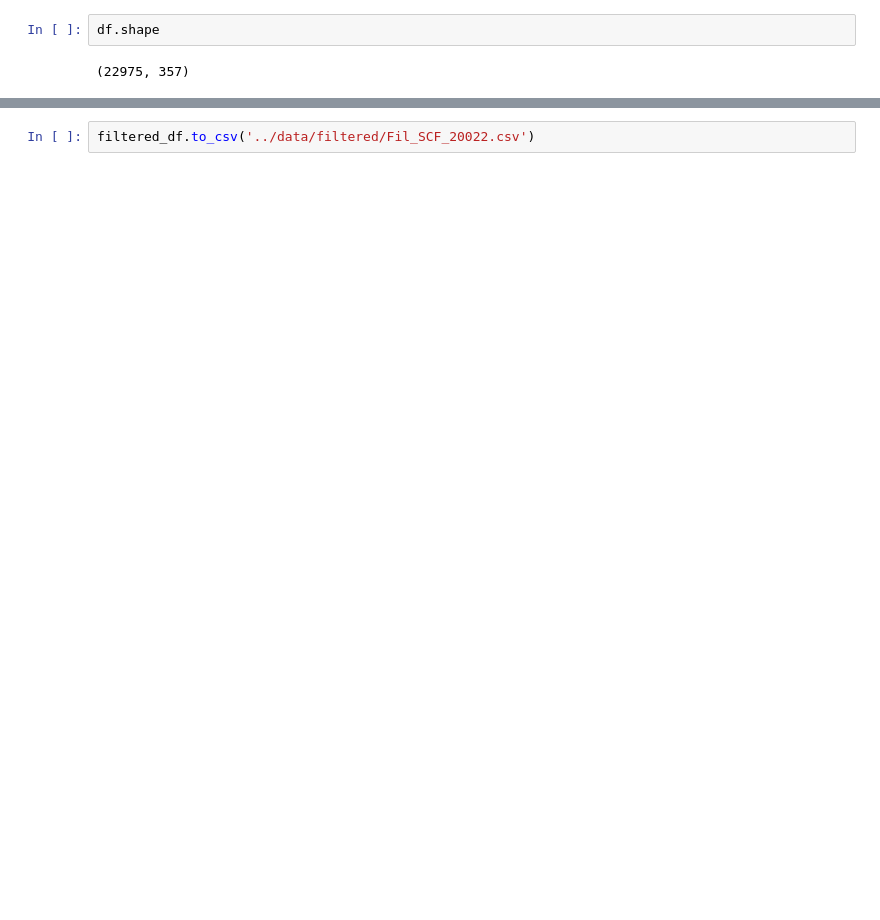
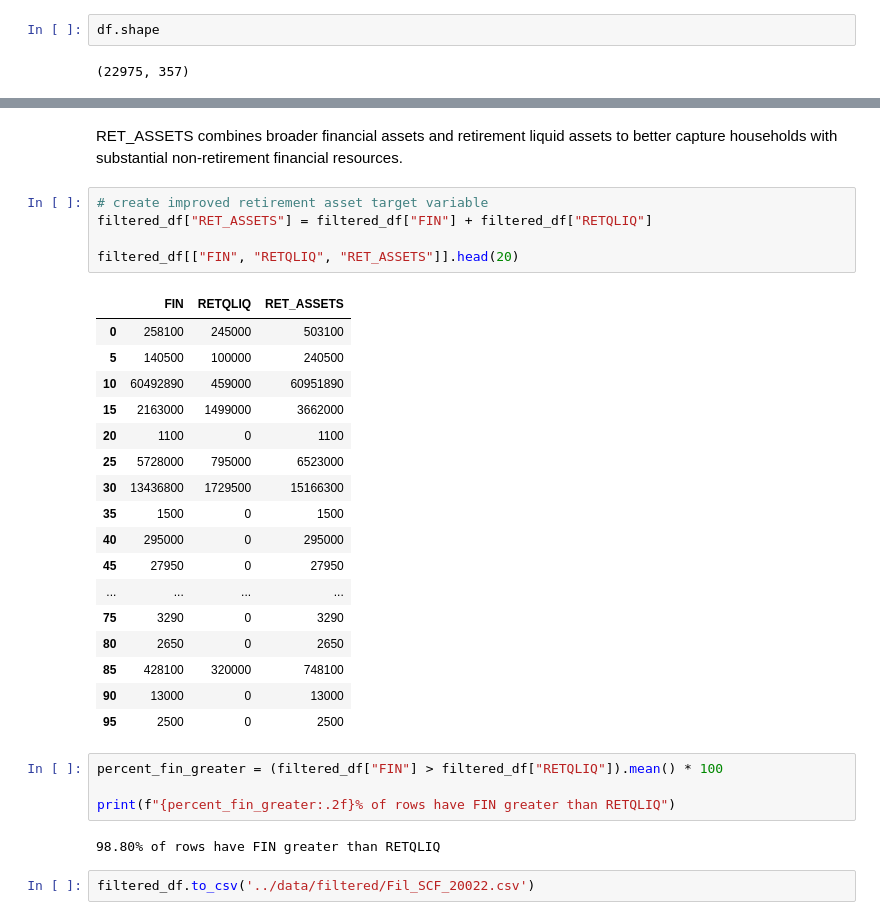
Before and after one commit to jsween/CapstoneProject, a Jupyter notebook: notebooks/01_exploratory_data_analysis.ipynb, the cells around one changed output, grey strips where cells are left out. Saved outputs shown, nothing was run; the diff lists cells and outputs as text; blank space fills up the shorter version.

Commit message:
feature: add new RET_ASSETS target variable

```diff
--- a/notebooks/01_exploratory_data_analysis.ipynb
+++ b/notebooks/01_exploratory_data_analysis.ipynb
@@ -214,2 +227,33 @@ df.shape
+# %% [markdown]
+RET_ASSETS combines broader financial assets and retirement liquid assets to better capture households with substantial non-retirement financial resources.
+# %%
+# create improved retirement asset target variable
+filtered_df["RET_ASSETS"] = filtered_df["FIN"] + filtered_df["RETQLIQ"]
+
+filtered_df[["FIN", "RETQLIQ", "RET_ASSETS"]].head(20)
+# %% [output]
+|  | FIN | RETQLIQ | RET_ASSETS |
+| 0 | 258100 | 245000 | 503100 |
+| 5 | 140500 | 100000 | 240500 |
+| 10 | 60492890 | 459000 | 60951890 |
+| 15 | 2163000 | 1499000 | 3662000 |
+| 20 | 1100 | 0 | 1100 |
+| 25 | 5728000 | 795000 | 6523000 |
+| 30 | 13436800 | 1729500 | 15166300 |
+| 35 | 1500 | 0 | 1500 |
+| 40 | 295000 | 0 | 295000 |
+| 45 | 27950 | 0 | 27950 |
+| ... | ... | ... | ... |
+| 75 | 3290 | 0 | 3290 |
+| 80 | 2650 | 0 | 2650 |
+| 85 | 428100 | 320000 | 748100 |
+| 90 | 13000 | 0 | 13000 |
+| 95 | 2500 | 0 | 2500 |
+# %%
+percent_fin_greater = (filtered_df["FIN"] > filtered_df["RETQLIQ"]).mean() * 100
+
+print(f"{percent_fin_greater:.2f}% of rows have FIN greater than RETQLIQ")
+# %% [output]
+98.80% of rows have FIN greater than RETQLIQ
 # %%
 filtered_df.to_csv('../data/filtered/Fil_SCF_20022.csv')
```
Also changed, not shown: parts of 7 cells of this notebook.
